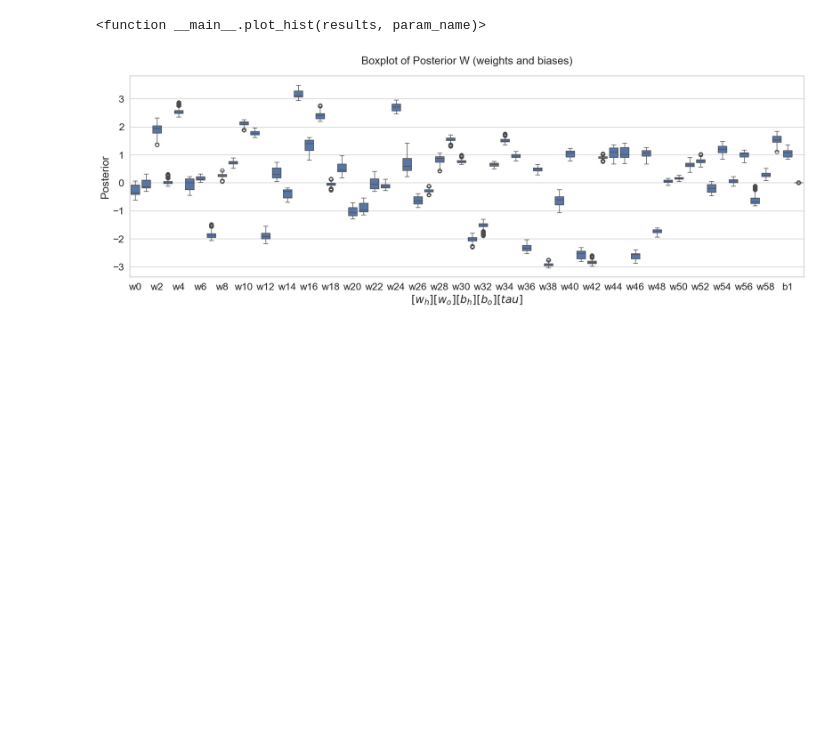
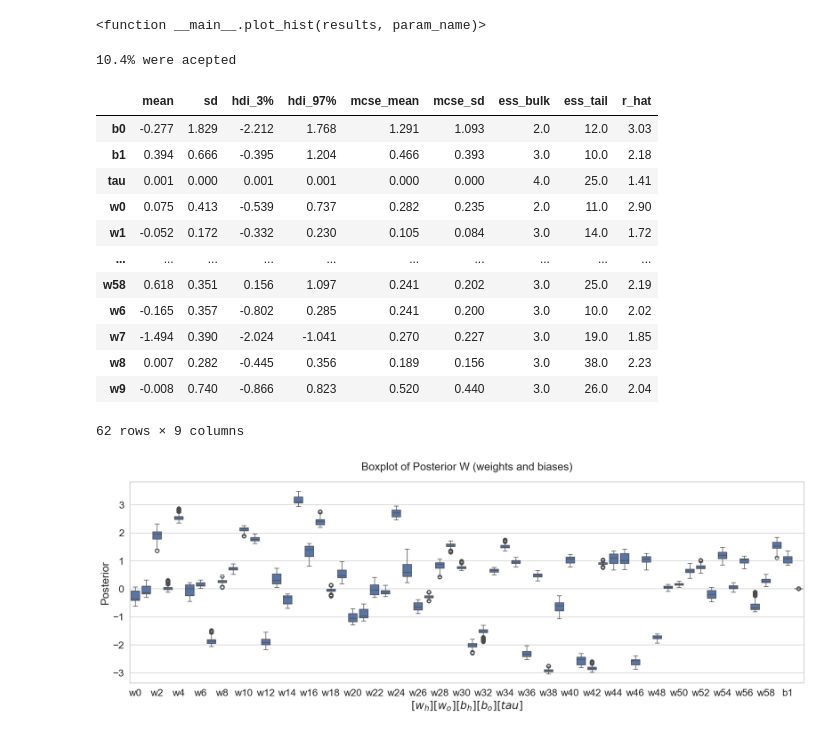
Before and after one commit to schncl/Compstats_proj, a Jupyter notebook: 04-Bayesian-Neural-Network.ipynb, the cells around one changed output. Drawn from its saved outputs; the diff is of its cells as text; code cells hidden in the pictures; blank space fills up the shorter version.

```diff
--- a/04-Bayesian-Neural-Network.ipynb
+++ b/04-Bayesian-Neural-Network.ipynb
@@ -605,6 +605,40 @@ interact(
 # %% [output]
 interactive(children=(Dropdown(description='Parameter:', options=('w0', 'w1', 'w2', 'w3', 'w4', 'w5', 'w6', 'w…
 <function __main__.plot_hist(results, param_name)>
+# %%
+import arviz as az
+# Sample a second chain as more than one chain is required to generate the Rhat diagnostic
+# Run second chain using a different seed
+np.random.seed(2)
+# setup second chain
+mcmc_chain2 = MCMC(nn_model, n_samples, burn_in, x_data, y_data, x_test, y_test)
+# Run the sampler
+results_chain2, _ = mcmc_chain2.sampler()
+
+# Now combine these two chains by stacking and convert to arviz dataset
+# To convert to arviz, convert the pandas dataframe of samples into a dictionary of lists, stack and ingest into arviz
+res_dict = results.to_dict(orient='list')
+res_dict_chain2 = results_chain2.to_dict(orient='list')
+# stack the chains looping through each parameter and ingest into arviz
+az_results_rob = az.from_dict({par: np.vstack([res_dict[par], res_dict_chain2[par]]) for par in res_dict})
+
+# now we can use arviz to obtain summary statistics with Rhat ("r_hat") for each parameter.
+az.summary(az_results_rob)
+# %% [output]
+10.4% were acepted
+|  | mean | sd | hdi_3% | hdi_97% | mcse_mean | mcse_sd | ess_bulk | ess_tail | r_hat |
+| b0 | -0.277 | 1.829 | -2.212 | 1.768 | 1.291 | 1.093 | 2.0 | 12.0 | 3.03 |
+| b1 | 0.394 | 0.666 | -0.395 | 1.204 | 0.466 | 0.393 | 3.0 | 10.0 | 2.18 |
+| tau | 0.001 | 0.000 | 0.001 | 0.001 | 0.000 | 0.000 | 4.0 | 25.0 | 1.41 |
+| w0 | 0.075 | 0.413 | -0.539 | 0.737 | 0.282 | 0.235 | 2.0 | 11.0 | 2.90 |
+| w1 | -0.052 | 0.172 | -0.332 | 0.230 | 0.105 | 0.084 | 3.0 | 14.0 | 1.72 |
+| ... | ... | ... | ... | ... | ... | ... | ... | ... | ... |
+| w58 | 0.618 | 0.351 | 0.156 | 1.097 | 0.241 | 0.202 | 3.0 | 25.0 | 2.19 |
+| w6 | -0.165 | 0.357 | -0.802 | 0.285 | 0.241 | 0.200 | 3.0 | 10.0 | 2.02 |
+| w7 | -1.494 | 0.390 | -2.024 | -1.041 | 0.270 | 0.227 | 3.0 | 19.0 | 1.85 |
+| w8 | 0.007 | 0.282 | -0.445 | 0.356 | 0.189 | 0.156 | 3.0 | 38.0 | 2.23 |
+| w9 | -0.008 | 0.740 | -0.866 | 0.823 | 0.520 | 0.440 | 3.0 | 26.0 | 2.04 |
+62 rows × 9 columns
 # %%
 # Visualise all the network weights
 boxplot_weights(results,width=20)
```
Also changed, not shown: parts of 1 cell of this notebook.
